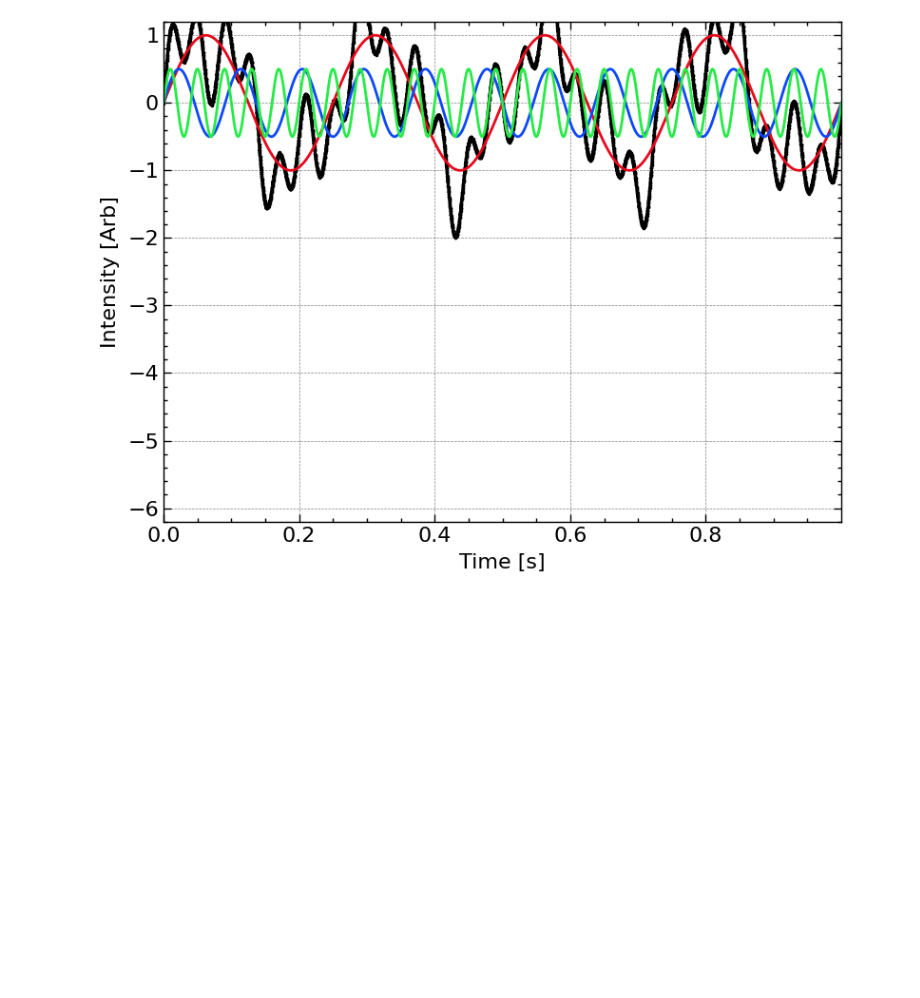
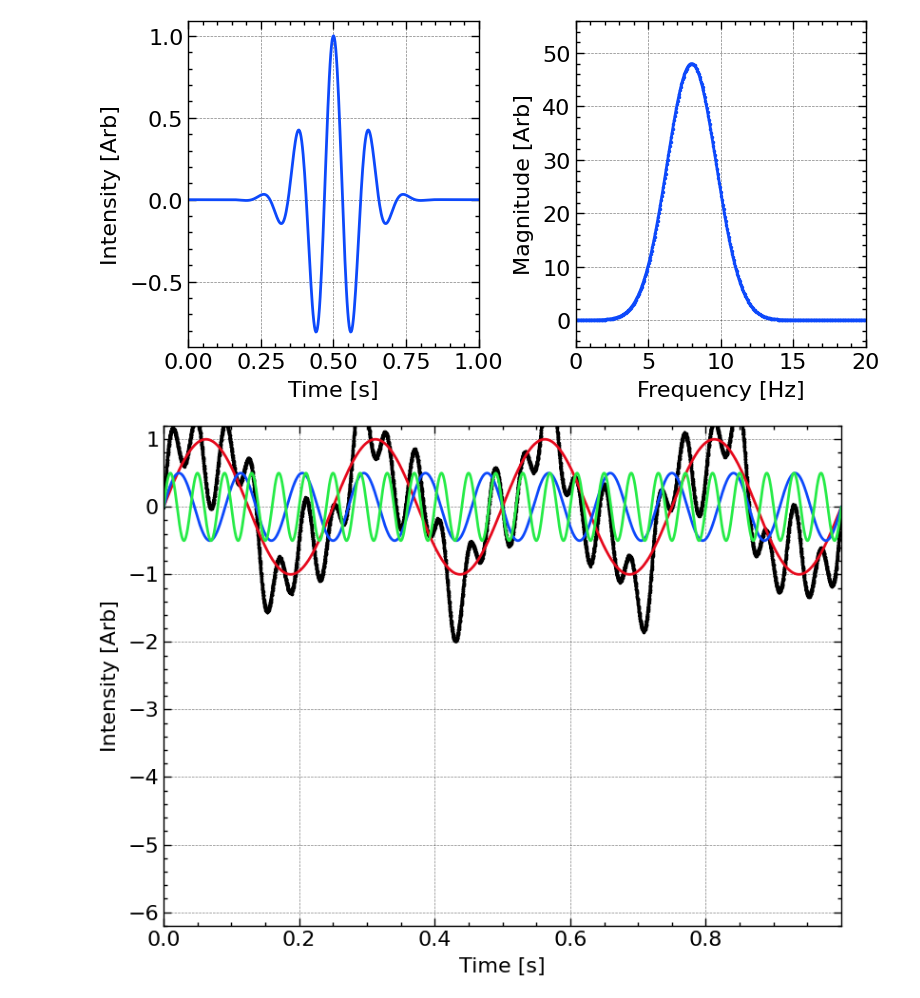
Before and after one commit to jiutongzhao/Time-Series-Data-Analysis, a Jupyter notebook: chap2.ipynb, the cells around one changed output. Saved outputs shown, nothing was run; the diff lists cells and outputs as text; code cells hidden in the pictures; blank space fills up the shorter version.

```diff
--- a/chap2.ipynb
+++ b/chap2.ipynb
@@ -60,3 +213,53 @@ matlab_jet = matplotlib.colors.LinearSegmentedColormap.from_list('matlab_jet', n
+# %%
+import numpy as np
+import matplotlib.pyplot as plt
+import scipy.signal
+import scienceplots
+plt.style.use(['science', 'nature', 'notebook', 'grid', 'high-vis'])
+
+%matplotlib ipympl
+plt.close()
+plt.gcf()
+plt.gca()
+
+plt.figure(figsize = figsize_short)
+ax1 = plt.subplot(1, 2, 1)
+ax2 = plt.subplot(1, 2, 2)
+
+N = 2 ** 13
+t = np.linspace(0, 1, N, endpoint=False)
+t = np.linspace(-10, 10, N, endpoint=False)
+dt = t[1] - t[0]
+fs = 1 / dt
+
+omega = 2 * np.pi * 1.0
+sig = scipy.signal.square(omega * t - np.pi / 2)
+sig[:] = 0.0
+sig[(t > 0.25) & (t < 0.75)] = 1.0
+# sig = scipy.signal.sawtooth(omega * t - np.pi / 2)
+sig = scipy.signal.gausspulse(t - 0.5, fc=8.0)
+# sig = np.sin(3 * omega * t)
+
+freq = np.fft.rfftfreq(N, dt)
+coef = np.fft.rfft(sig)
+ax1.plot(t, sig, label='Square Wave', color='C0')
+ax2.plot(freq, np.abs(coef), 'C0.-')
+
+ax1.set_ylabel('Intensity [Arb]')
+ax1.set_xlabel('Time [s]')
+ax2.set_xlabel('Frequency [Hz]')
+ax2.set_ylabel('Magnitude [Arb]')
+
+ax1.set_xlim(0, 1)
+ax2.set_xlim(0, 20)
+ax2.set_ylim(-5, 56)
+plt.tight_layout()
+
+plt.savefig(save_path + 'figure_sig_coef_gauss' + '.png',bbox_inches='tight',dpi=300)
+
+plt.show()
+# %% [output]
+[figure, added]
 # %%
 import numpy as np
 import matplotlib.pyplot as plt
```
Also changed, not shown: parts of 6 cells of this notebook, 1 other file.
